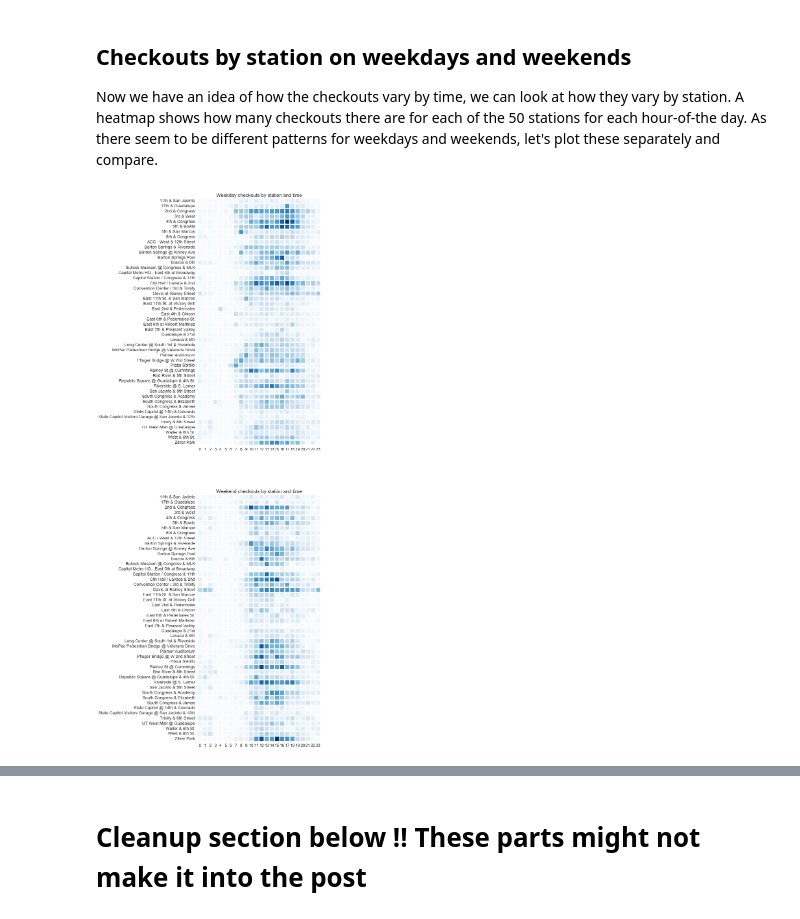
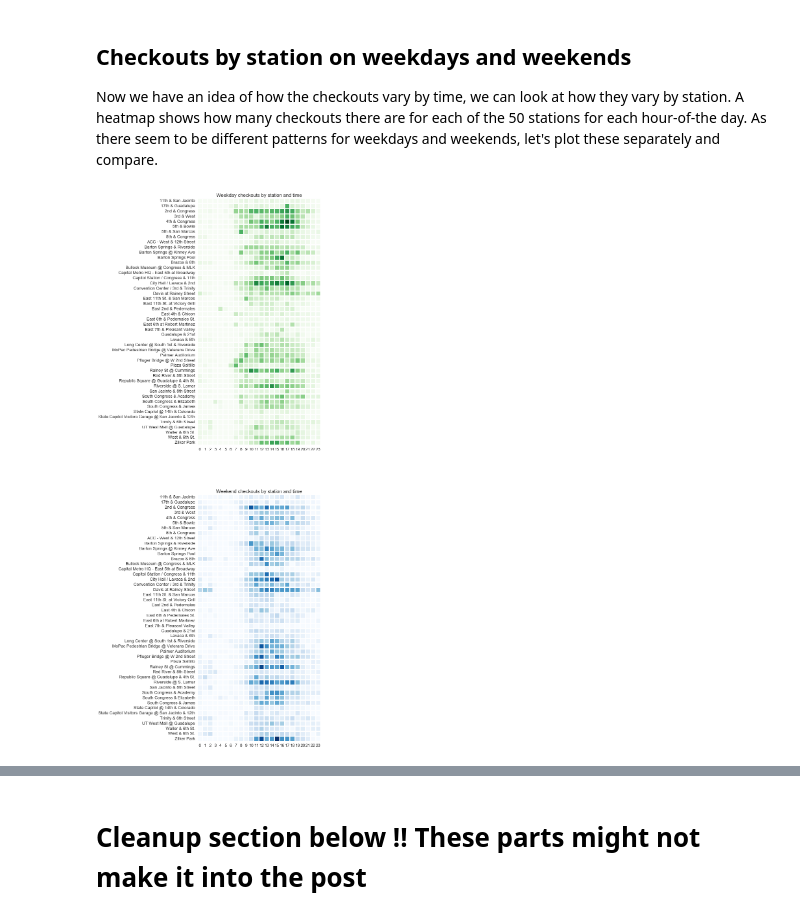
Before and after one commit to timgasser/bcycle-austin, a Jupyter notebook: notebooks/bcycle_bikes.ipynb, the cells around one changed output, grey strips where cells are left out. Cells and saved outputs as stored; diff of their text form; code cells hidden in the pictures.

```diff
--- a/notebooks/bcycle_bikes.ipynb
+++ b/notebooks/bcycle_bikes.ipynb
@@ -255,32 +321,32 @@ heatmap_df['hour'] = heatmap_df['datetime'].dt.hour
 heatmap_df['weekday'] = heatmap_df['datetime'].dt.dayofweek < 5
 heatmap_df = heatmap_df.groupby(['weekday', 'station_id', 'hour']).sum().reset_index()
 heatmap_df = heatmap_df[['weekday', 'station_id', 'hour', 'checkouts']]
 heatmap_df = heatmap_df[heatmap_df['station_id'] < 49]
 
 heatmap_df = pd.merge(heatmap_df, stations_df[['station_id', 'name']])
 
 weekday_df = heatmap_df[heatmap_df['weekday']].pivot_table(values='checkouts', index='name', columns='hour')
 weekend_df = heatmap_df[~heatmap_df['weekday']].pivot_table(values='checkouts', index='name', columns='hour')
 
 weekday_df = weekday_df / 5.0 # Normalize checkouts by amount of days
 weekend_df = weekend_df / 2.0
 
 weekday_max = weekday_df.max().max() # Take max over stations and hours
 weekend_max = weekend_df.max().max() # Take max over stations and hours
 
 fig, ax = plt.subplots(2, 1, figsize=(10,30))
-sns.heatmap(data=weekday_df, robust=True, ax=ax[0], linewidth=2, square=True, vmin=0, vmax=weekday_max, cbar=False, cmap='Blues')
+sns.heatmap(data=weekday_df, robust=True, ax=ax[0], linewidth=2, square=True, vmin=0, vmax=weekday_max, cbar=False, cmap='Greens')
 ax[0].set_xlabel('')
 ax[0].set_ylabel('')
 ax[0].set_title('Weekday checkouts by station and time', fontdict={'size' : 15})
 ax[0].tick_params(axis='x', labelsize=13)
 ax[0].tick_params(axis='y', labelsize=13)
 
 sns.heatmap(data=weekend_df, robust=True, ax=ax[1], linewidth=2, square=True, vmin=0, vmax=weekend_max, cbar=False, cmap='Blues')
 ax[1].set_xlabel('')
 ax[1].set_ylabel('')
 ax[1].set_title('Weekend checkouts by station and time', fontdict={'size' : 15})
 ax[1].tick_params(axis='x', labelsize=13)
 ax[1].tick_params(axis='y', labelsize=13)
 # %% [output]
-[figure, old version]
+[figure, new version]
```
Also changed, not shown: parts of 20 cells of this notebook.
